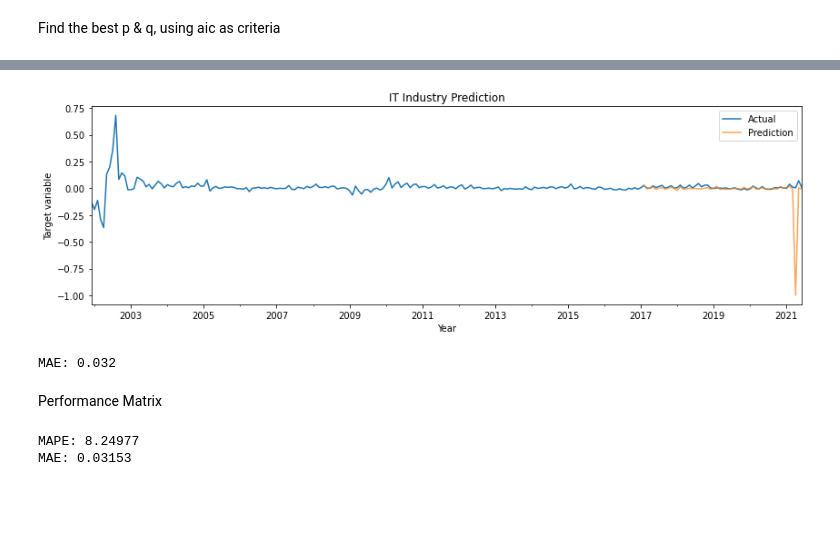
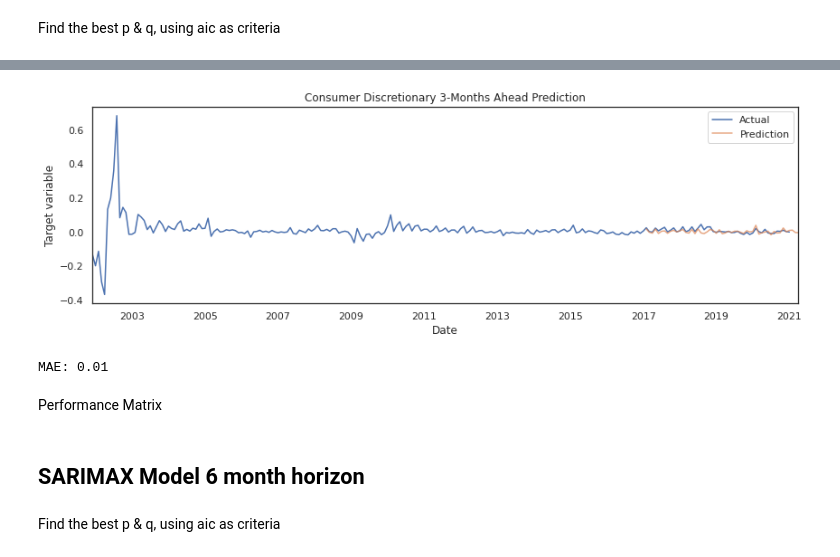
Before and after one commit to michelleazee/KPMG_forecasting_model, a Jupyter notebook: script/Sector_Models/Final_IT_Model.ipynb, the cells around one changed output, grey strips where cells are left out. Cells and saved outputs as stored; diff of their text form; code cells hidden in the pictures; blank space fills up the shorter version.

```diff
--- a/script/Sector_Models/Final_IT_Model.ipynb
+++ b/script/Sector_Models/Final_IT_Model.ipynb
@@ -367,0 +524,3 @@ plt.show()
+# %%
+df=df.drop(['shipment_mom_ch'],axis=1)
+df.head()
@@ -395,9 +562,9 @@ df_1
 df_3=df
 df_3=df_3.reset_index()
 df_3['Target']=df_3['Target'].shift(-3)
-df_3['Date']=df_3['Date'].shift(-3)
-df_3=df_3.dropna()
+df_3['Date']=df_3['Date']+ pd.DateOffset(months = 3)
 df_3=df_3.set_index('Date')
+df_3 = df_3[df_3.index >= target.index[0]]
 df_3['Month']=df_3.index.month
 df_3
 # %% [output]
@@ -973,7 +774,7 @@ SARIMA
 # %% [markdown]
 ## SARIMAX Model 3 Month Horizon
 # %%
-model_exvar=['inventory','new_orders','u_lagged9', 'market3']
+model_exvar=['ipr_mom_ch', 'orders_mom_ch', 'u_mom_ch', 'market3']
 
 split_date=pd.Timestamp('2017-01-01')
 
@@ -1010,38 +793,31 @@ Warnings:
 # %%
-sarimax_model=SARIMAX(y_train,
-                order=(1,0,0),
+sar3_model=SARIMAX(y_train,
+                order=(0,0,3),
                 seasonal_order=(0,1,[1, 2],12)
                 , exog=X_train
                 )
 # %%
-sarimax_mod_fit=sarimax_model.fit()
+sar3_mod_fit = sar3_model.fit()
 
-sarimax_pred=sarimax_mod_fit.get_prediction(start=y_test.index[0], end=y_test.index[-1], exog=X_test)
-
-sar_pred=sarimax_pred.predicted_mean
-sar_pred[sar_pred<-1]=-1
-
-sar_pred_ci=sarimax_pred.conf_int()
-
-ax=df_3['Target'].plot(label='Actual')
-sar_pred.plot(ax=ax, label='Prediction', alpha=.7, figsize=(14, 4))
-ax.set_xlabel('Year')
+sar3_pred = sar3_mod_fit.get_prediction(start = y_test.index[0], end = y_test.index[-1], exog = X_test)
+sar3_pred_mean = sar3_pred.predicted_mean
+sar3_pred_ci = sar3_pred.conf_int()
+ax = df_3.Target.plot(label='Actual')
+sar3_pred_mean.plot(ax=ax, label='Prediction', alpha=.7, figsize=(14, 4))
+ax.set_xlabel('Date')
 ax.set_ylabel('Target variable')
-plt.title('IT Industry Prediction')
+plt.title('Consumer Discretionary 3-Months Ahead Prediction')
 plt.legend()
 plt.show()
 
-#print('MAPE:', round(mape(y_test, sar_pred), 3))
-print('MAE:', round(mae(y_test, sar_pred), 3))
+last_date = y_test.dropna().index[-1]
+
+#print("MAPE:", round(mape(y_test[y_test.index < last_date], sar3_pred_mean[sar3_pred_mean.index < last_date]), 3))
+print("MAE:", round(mae(y_test[y_test.index < last_date], sar3_pred_mean[sar3_pred_mean.index < last_date]), 3))
 # %% [output]
-[figure, old version]
+[figure, new version]
-MAE: 0.032
+MAE: 0.01
 # %% [markdown]
 Performance Matrix
-# %%
-metrics=forecast_accuracy(sar_pred,y_test)
-print('MAPE: %0.5f' % metrics['mape'])
-print('MAE: %0.5f' % metrics['mae'])
-# %% [output]
-MAPE: 8.24977
-MAE: 0.03153
+# %% [markdown]
+## SARIMAX Model 6 month horizon
@@ -1047,0 +836,2 @@ MAE: 0.03153
+# %% [markdown]
+Find the best p & q, using aic as criteria
```
Also changed, not shown: parts of 89 cells of this notebook.
